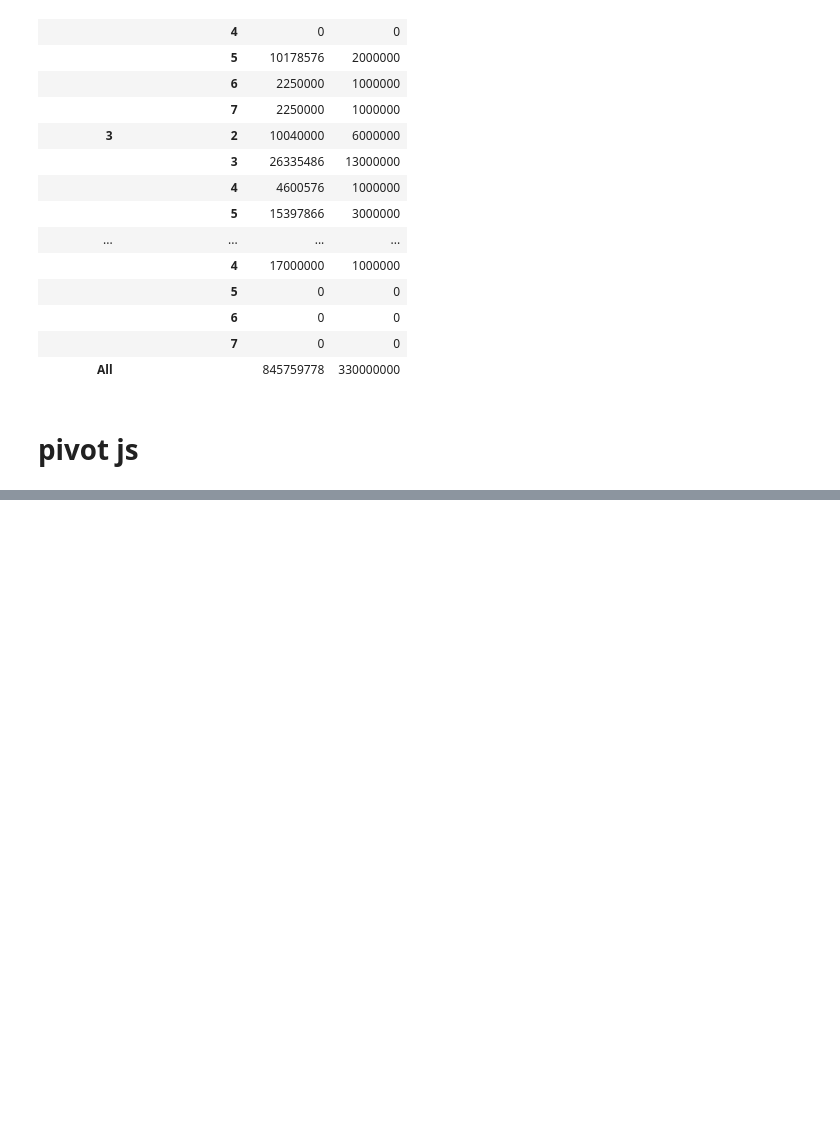
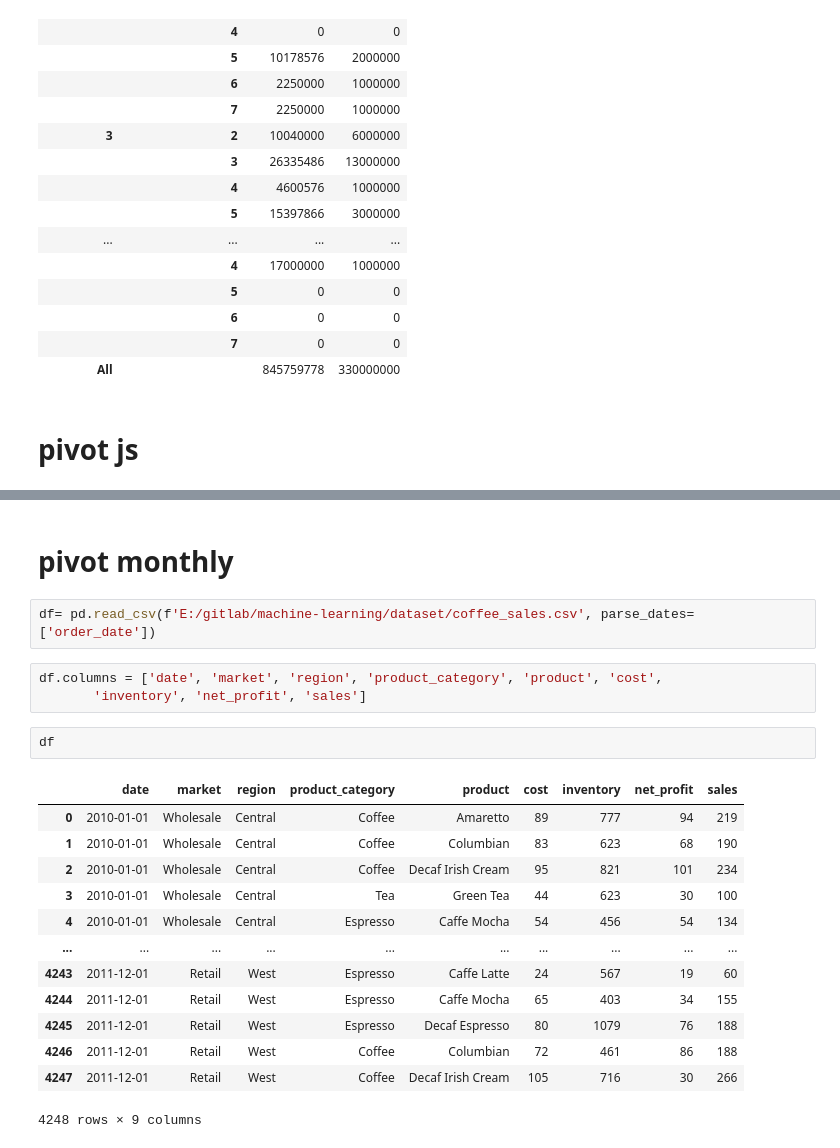
Before and after one commit to imanursar/Machine-Learning-Notes, a Jupyter notebook: Custom Function/Feature Engineering Function.ipynb, the cells around one changed output, grey strips where cells are left out. Cells and saved outputs as stored; diff of their text form; blank space fills up the shorter version.

```diff
--- a/Custom Function/Feature Engineering Function.ipynb
+++ b/Custom Function/Feature Engineering Function.ipynb
@@ -832,3 +851,26 @@ fe.pivot(df,["pendidikan","pengalaman_kerja"],['pendapatan','pinjaman'],type_ran
 fe.pivot_js(df,'result')
 # %% [output]
 [interactive output not drawn]
+# %% [markdown]
+# pivot monthly
+# %%
+df= pd.read_csv(f'E:/gitlab/machine-learning/dataset/coffee_sales.csv', parse_dates=['order_date'])
+# %%
+df.columns = ['date', 'market', 'region', 'product_category', 'product', 'cost',
+       'inventory', 'net_profit', 'sales']
+# %%
+df
+# %% [output]
+|  | date | market | region | product_category | product | cost | inventory | net_profit | sales |
+| 0 | 2010-01-01 | Wholesale | Central | Coffee | Amaretto | 89 | 777 | 94 | 219 |
+| 1 | 2010-01-01 | Wholesale | Central | Coffee | Columbian | 83 | 623 | 68 | 190 |
+| 2 | 2010-01-01 | Wholesale | Central | Coffee | Decaf Irish Cream | 95 | 821 | 101 | 234 |
+| 3 | 2010-01-01 | Wholesale | Central | Tea | Green Tea | 44 | 623 | 30 | 100 |
+| 4 | 2010-01-01 | Wholesale | Central | Espresso | Caffe Mocha | 54 | 456 | 54 | 134 |
+| ... | ... | ... | ... | ... | ... | ... | ... | ... | ... |
+| 4243 | 2011-12-01 | Retail | West | Espresso | Caffe Latte | 24 | 567 | 19 | 60 |
+| 4244 | 2011-12-01 | Retail | West | Espresso | Caffe Mocha | 65 | 403 | 34 | 155 |
+| 4245 | 2011-12-01 | Retail | West | Espresso | Decaf Espresso | 80 | 1079 | 76 | 188 |
+| 4246 | 2011-12-01 | Retail | West | Coffee | Columbian | 72 | 461 | 86 | 188 |
+| 4247 | 2011-12-01 | Retail | West | Coffee | Decaf Irish Cream | 105 | 716 | 30 | 266 |
+4248 rows × 9 columns
```
Also changed, not shown: parts of 22 cells of this notebook.
